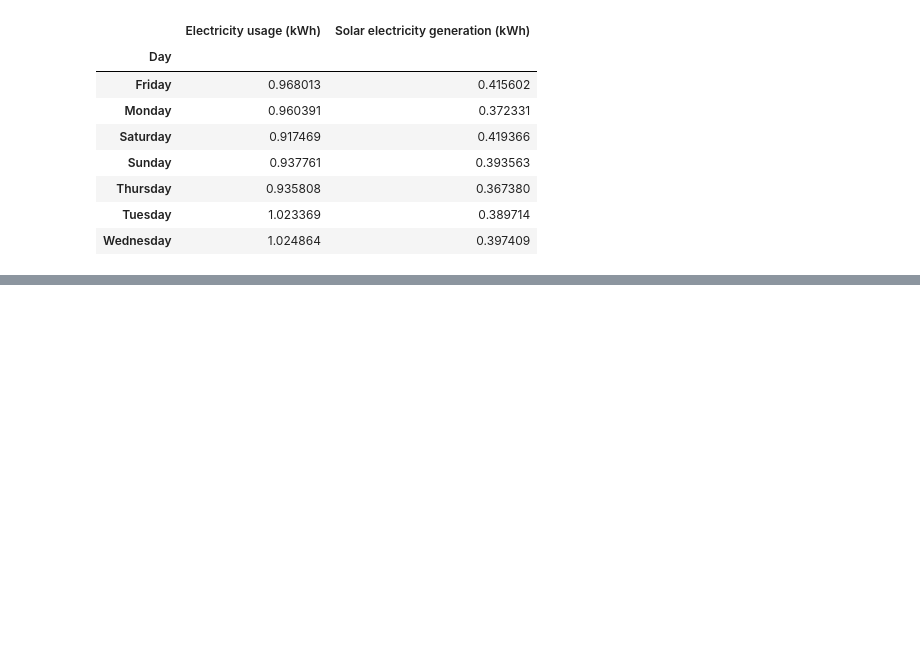
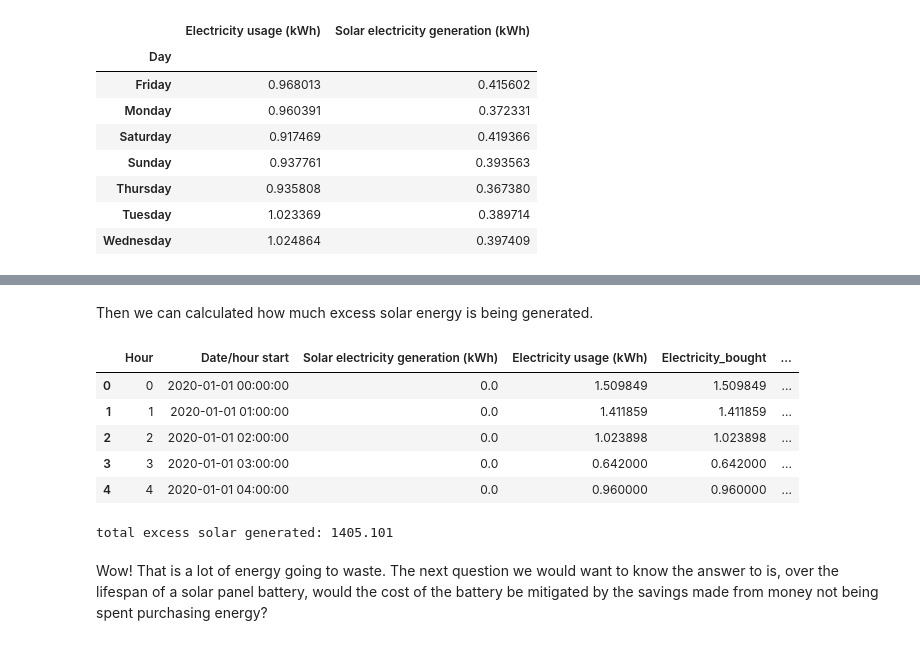
Before and after one commit to port1a/Developing-a-Solar-Energy-Feasibility-Model, a Jupyter notebook: Solar battery analysis.ipynb, the cells around one changed output, grey strips where cells are left out. Cells and saved outputs as stored; diff of their text form; code cells hidden in the pictures; blank space fills up the shorter version.

Commit message:
modelling battery

```diff
--- a/Solar battery analysis.ipynb
+++ b/Solar battery analysis.ipynb
@@ -210,0 +261,19 @@ daily_usage
+# %% [markdown]
+Then we can calculated how much excess solar energy is being generated.
+# %%
+df['Excess_solar'] = np.maximum(0, df['Solar electricity generation (kWh)'] - df['Electricity usage (kWh)'])
+df.head()
+# %% [output]
+|  | Hour | Date/hour start | Solar electricity generation (kWh) | Electricity usage (kWh) | Electricity_bought | ... |
+| 0 | 0 | 2020-01-01 00:00:00 | 0.0 | 1.509849 | 1.509849 | ... |
+| 1 | 1 | 2020-01-01 01:00:00 | 0.0 | 1.411859 | 1.411859 | ... |
+| 2 | 2 | 2020-01-01 02:00:00 | 0.0 | 1.023898 | 1.023898 | ... |
+| 3 | 3 | 2020-01-01 03:00:00 | 0.0 | 0.642000 | 0.642000 | ... |
+| 4 | 4 | 2020-01-01 04:00:00 | 0.0 | 0.960000 | 0.960000 | ... |
+# %%
+total_excess_solar = df['Excess_solar'].sum()
+print(f"total excess solar generated: {total_excess_solar}")
+# %% [output]
+total excess solar generated: 1405.101
+# %% [markdown]
+Wow! That is a lot of energy going to waste. The next question we would want to know the answer to is, over the lifespan of a solar panel battery, would the cost of the battery be mitigated by the savings made from money not being spent purchasing energy?
```
Also changed, not shown: parts of 8 cells of this notebook.
